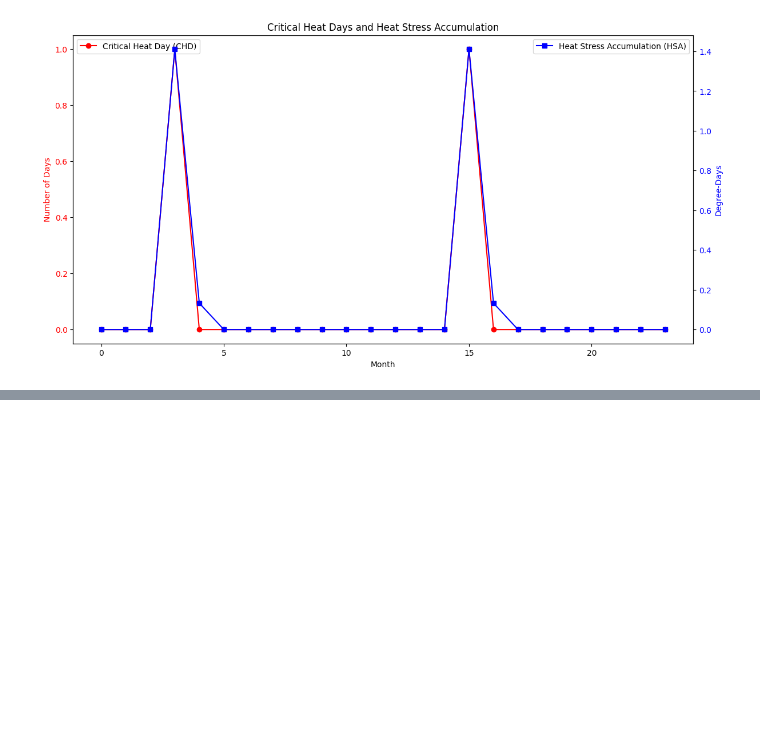
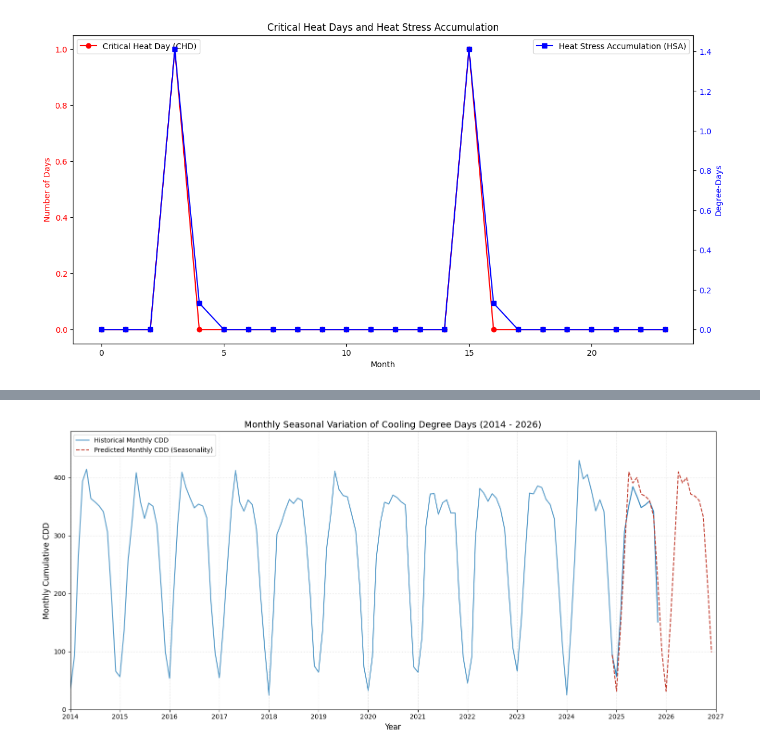
Before and after one commit to not-your-pancake/TCC_Journal, a Jupyter notebook: CCD_Agri_stress/rangamati.ipynb, the cells around one changed output, grey strips where cells are left out. Drawn from its saved outputs; the diff is of its cells as text; code cells hidden in the pictures; blank space fills up the shorter version.

```diff
--- a/CCD_Agri_stress/rangamati.ipynb
+++ b/CCD_Agri_stress/rangamati.ipynb
@@ -1447,0 +1534,80 @@ plt.show()
+# %%
+import pandas as pd
+import numpy as np
+import matplotlib.pyplot as plt
+import matplotlib.dates as mdates
+
+# 1. Load Data
+df_bandarban_2025 = pd.read_csv('../2025-dataset/Bagerhat_historical_weather_2025.csv')
+
+# 2. Reconstruct Date for the 2025 dataset
+# This assumes the columns are named 'year', 'month', 'day'
+df_bandarban_2025['date'] = pd.to_datetime(df_bandarban_2025[['year', 'month', 'day']])
+
+# 3. CDD Calculation Logic
+def get_daily_cdd(df, tmax_col, tmin_col):
+    t_avg = (df[tmax_col] + df[tmin_col]) / 2
+    return np.maximum(t_avg - 18, 0)
+
+# --- A. Process Historical (2014-2024) ---
+df_bandarban['date'] = pd.to_datetime(df_bandarban['date'])
+df_hist = df_bandarban[(df_bandarban['date'].dt.year >= 2014) & (df_bandarban['date'].dt.year <= 2024)].copy()
+df_hist['daily_cdd'] = get_daily_cdd(df_hist, 'max_temperature(degree C)', 'minimum_temperature(degree C)')
+
+# Aggregate by Month
+hist_monthly = df_hist.groupby(df_hist['date'].dt.to_period('M'))['daily_cdd'].sum()
+hist_monthly.index = hist_monthly.index.to_timestamp()
+
+# --- B. Process Real 2025 (Fixed) ---
+df_bandarban_2025['daily_cdd'] = get_daily_cdd(df_bandarban_2025, 'max_temperature(degree C)', 'minimum_temperature(degree C)')
+real_2025_monthly = df_bandarban_2025.groupby(df_bandarban_2025['date'].dt.to_period('M'))['daily_cdd'].sum()
+real_2025_monthly.index = real_2025_monthly.index.to_timestamp()
+
+# --- C. Process Predictions (2025-2026) ---
+# Each row in df_calc represents the 1st day of a month
+pred_dates = pd.date_range(start='2025-01-01', periods=24, freq='MS')
+df_calc['daily_cdd'] = get_daily_cdd(df_calc, 'max_temp', 'min_temp')
+# Estimate monthly total based on the single day prediction
+pred_monthly_values = df_calc['daily_cdd'].values * 30.44
+pred_monthly = pd.Series(pred_monthly_values, index=pred_dates)
+
+# 4. Plotting
+plt.figure(figsize=(15, 7))
+
+# Plot Historical (2014-2024)
+plt.plot(hist_monthly.index, hist_monthly.values,
+         color='#2980b9', label='Historical Monthly CDD', linewidth=1.5, alpha=0.8)
+
+# --- Connections from Dec 2024 ---
+last_hist_date = hist_monthly.index[-1]
+last_hist_val = hist_monthly.values[-1]
+
+# Connection to Real 2025 (Blue Solid)
+bridge_real_x = [last_hist_date] + list(real_2025_monthly.index)
+bridge_real_y = [last_hist_val] + list(real_2025_monthly.values)
+plt.plot(bridge_real_x, bridge_real_y, color='#2980b9', linewidth=1.5)
+
+# Connection to Predicted 2025-2026 (Red Dashed)
+bridge_pred_x = [last_hist_date] + list(pred_monthly.index)
+bridge_pred_y = [last_hist_val] + list(pred_monthly.values)
+plt.plot(bridge_pred_x, bridge_pred_y, color='#c0392b', linestyle='--',
+         label='Predicted Monthly CDD (Seasonality)', linewidth=1.5)
+
+# Formatting
+plt.title('Monthly Seasonal Variation of Cooling Degree Days (2014 - 2026)', fontsize=14)
+plt.ylabel('Monthly Cumulative CDD', fontsize=12)
+plt.xlabel('Year', fontsize=12)
+plt.ylim(0, max(hist_monthly.max(), pred_monthly.max(), real_2025_monthly.max()) + 50)
+plt.xlim(pd.Timestamp('2014-01-01'), pd.Timestamp('2027-01-01'))
+
+# Set X-axis to show every year
+plt.gca().xaxis.set_major_locator(mdates.YearLocator())
+plt.gca().xaxis.set_major_formatter(mdates.DateFormatter('%Y'))
+
+plt.grid(True, which='both', linestyle=':', alpha=0.5)
+plt.legend(loc='upper left', frameon=True)
+
+plt.tight_layout()
+plt.show()
+# %% [output]
+[figure, added]
```
Also changed, not shown: parts of 15 cells of this notebook, 4 other files.
